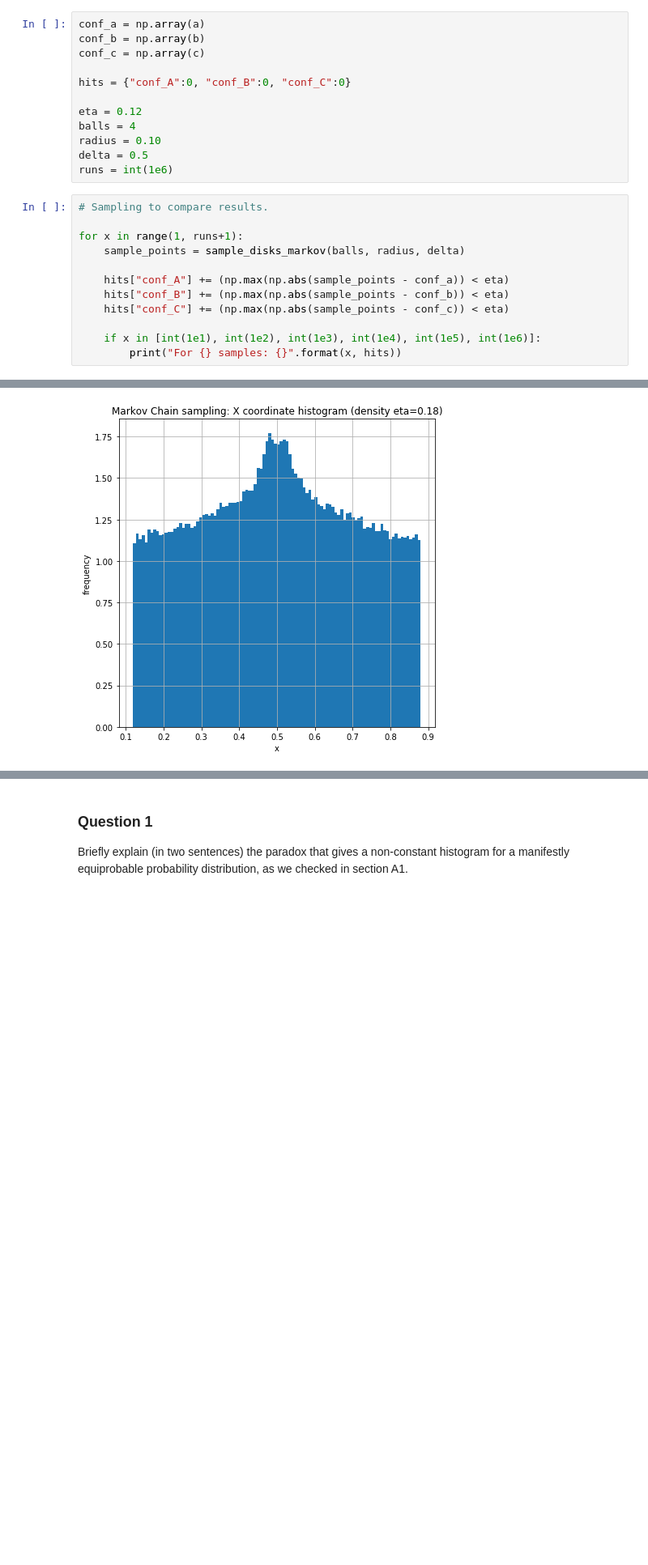
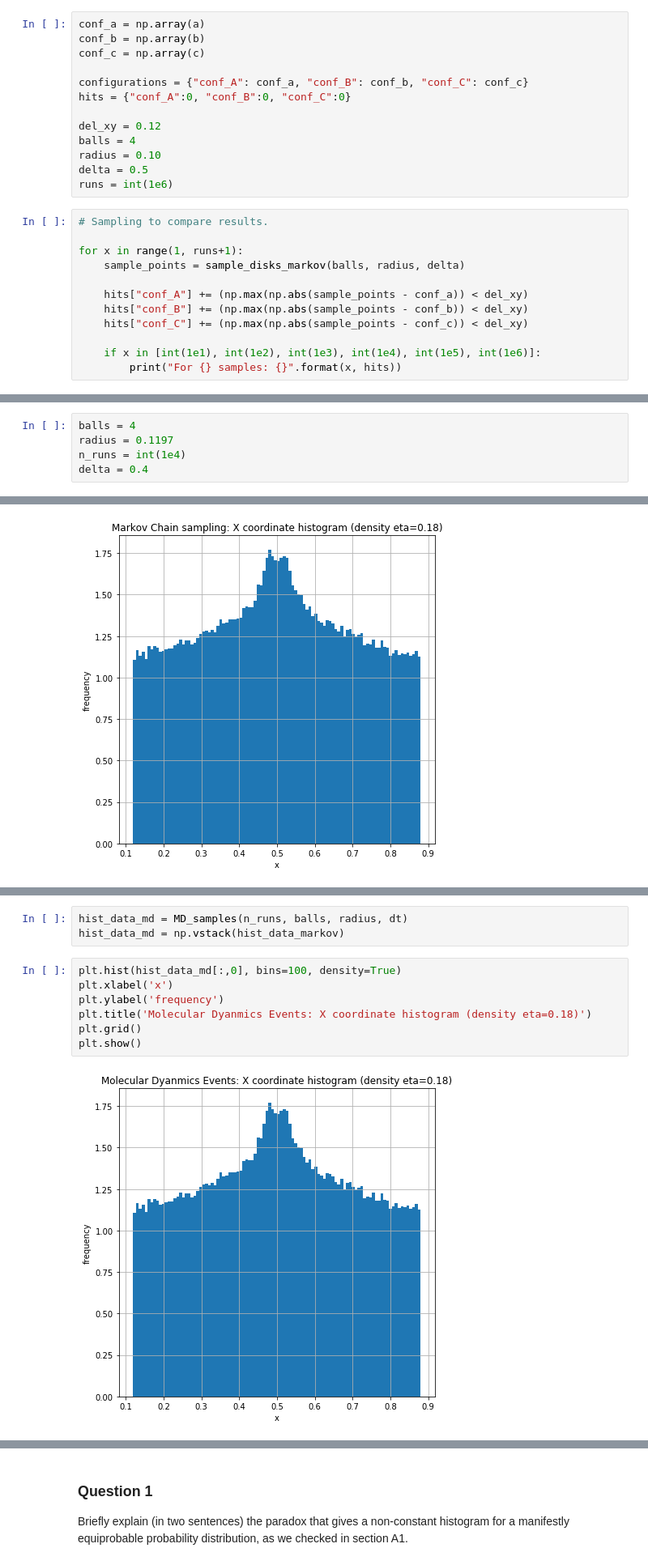
Before and after one commit to itsayushthada/Statistical-Mechanics, a Jupyter notebook: Week02/Assignment.ipynb, the cells around one changed output, grey strips where cells are left out. Shown: that part at 81% size. Drawn from its saved outputs; the diff is of its cells as text; blank space fills up the shorter version.

Commit message:
Event Sampling Using Molecular Dynamics Added

```diff
--- a/Week02/Assignment.ipynb
+++ b/Week02/Assignment.ipynb
@@ -135,9 +136,10 @@ conf_a = np.array(a)
 conf_b = np.array(b)
 conf_c = np.array(c)
 
+configurations = {"conf_A": conf_a, "conf_B": conf_b, "conf_C": conf_c}
 hits = {"conf_A":0, "conf_B":0, "conf_C":0}
 
-eta = 0.12
+del_xy = 0.12
 balls = 4
 radius = 0.10
 delta = 0.5
@@ -148,9 +150,9 @@ runs = int(1e6)
 for x in range(1, runs+1):
     sample_points = sample_disks_markov(balls, radius, delta)
 
-    hits["conf_A"] += (np.max(np.abs(sample_points - conf_a)) < eta)
-    hits["conf_B"] += (np.max(np.abs(sample_points - conf_b)) < eta)
-    hits["conf_C"] += (np.max(np.abs(sample_points - conf_c)) < eta)
+    hits["conf_A"] += (np.max(np.abs(sample_points - conf_a)) < del_xy)
+    hits["conf_B"] += (np.max(np.abs(sample_points - conf_b)) < del_xy)
+    hits["conf_C"] += (np.max(np.abs(sample_points - conf_c)) < del_xy)
 
     if x in [int(1e1), int(1e2), int(1e3), int(1e4), int(1e5), int(1e6)]:
         print("For {} samples: {}".format(x, hits))
@@ -346,3 +308,8 @@ n_runs = int(1e5)
+# %%
+balls = 4
+radius = 0.1197
+n_runs = int(1e4)
+delta = 0.4
 # %%
 hist_data_markov = [sample_disks_markov(balls, radius, delta) for x in range(n_runs)]
 hist_data_markov  = np.vstack(hist_data_markov)
@@ -366,0 +341,12 @@ plt.show()
+# %%
+hist_data_md = MD_samples(n_runs, balls, radius, dt)
+hist_data_md = np.vstack(hist_data_markov)
+# %%
+plt.hist(hist_data_md[:,0], bins=100, density=True)
+plt.xlabel('x')
+plt.ylabel('frequency')
+plt.title('Molecular Dyanmics Events: X coordinate histogram (density eta=0.18)')
+plt.grid()
+plt.show()
+# %% [output]
+[figure, added]
```
Also changed, not shown: parts of 19 cells of this notebook.
